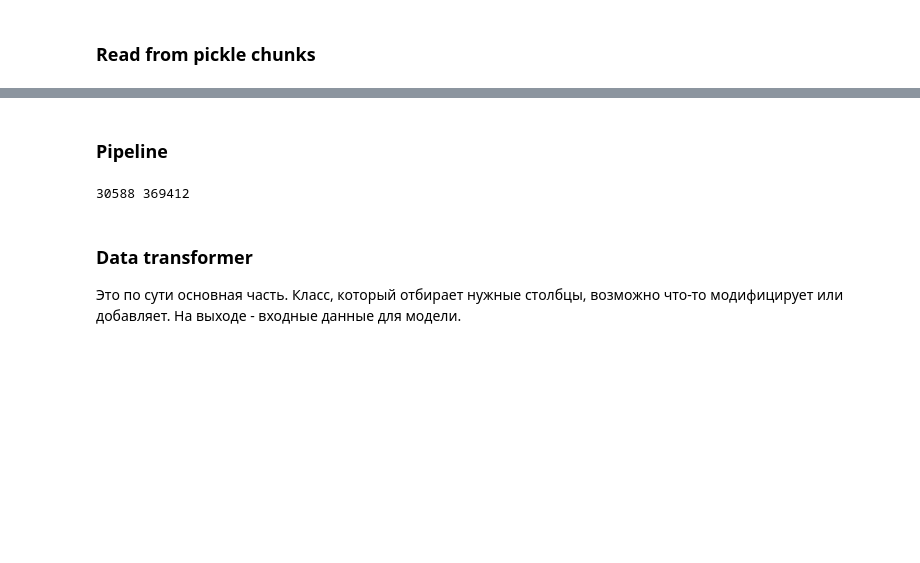
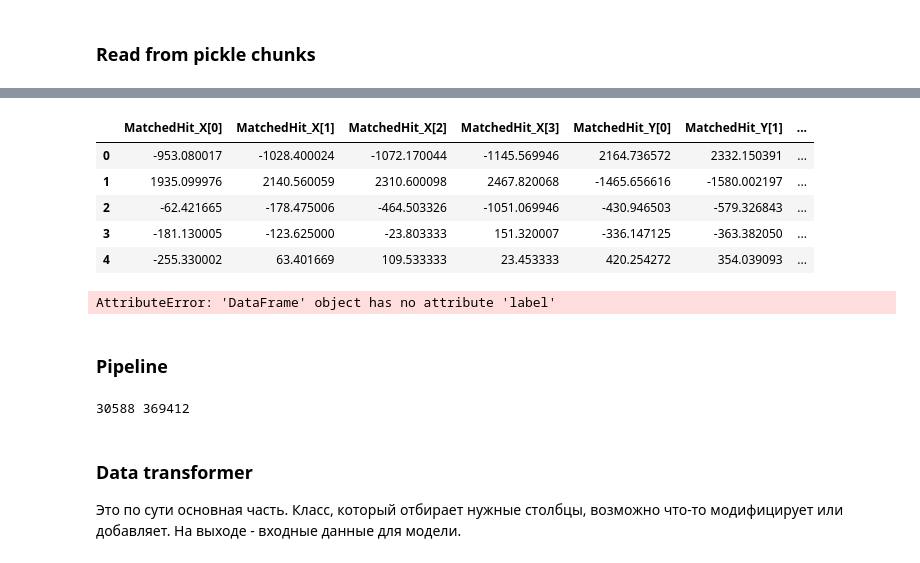
Before and after one commit to almaslov/idao2019, a Jupyter notebook: 07_io_conversions.ipynb, the cells around one changed output, grey strips where cells are left out. Drawn from its saved outputs; the diff is of its cells as text; code cells hidden in the pictures; blank space fills up the shorter version.

Commit message:
finished io_converters

```diff
--- a/07_io_conversions.ipynb
+++ b/07_io_conversions.ipynb
@@ -286,7 +196,7 @@ class DataTank:
         self._buffer.append(frame)
         flushed = 0
         while self._is_full():
-            flushed += self.flush(self)
+            flushed += self.flush()
         return flushed
 
     def flush(self):
@@ -382,7 +292,7 @@ class PickleDataReader:
     def _read_chunk(self, chunk_index, cols):
         chunk_parts = []
         for group_key, col_group in self._helper.get_col_groups():
-            cols_ = list(set(col_group) & set(cols))
+            cols_ = self._intersect_cols(cols, set(col_group))
             if not cols_:
                 continue
 
@@ -393,7 +303,11 @@ class PickleDataReader:
             chunk_part = pd.read_pickle(filename).loc[:, cols_]
             chunk_parts.append(chunk_part)
 
-        return pd.concat(chunk_parts, axis=0)
+        return pd.concat(chunk_parts, axis=1, sort=False)
+
+    @staticmethod
+    def _intersect_cols(cols, col_subset):
+        return [col for col in cols if col in col_subset]
 # %%
 class DatasetConverter:
     def __init__(self):
@@ -428,7 +344,7 @@ class DatasetReader:
     @staticmethod
     def read_dataset(data_set_meta: DatasetMetaData, cols, nrows=None, prop_0=.5):
         nrows = nrows if nrows is not None else 100000000
-        filename_pattern = data_set_meta.filename_pattern
+        filename_pattern = data_set_meta.chunk_filenames_pattern
         if data_set_meta.is_test:
             readers = [PickleDataReader(TestDatasetHelper(filename_pattern))]
             proportions = [nrows]
@@ -437,7 +353,9 @@ class DatasetReader:
             nrows0 = int(nrows * prop_0)
             proportions = [nrows0, nrows - nrows0]
 
-    def _read_dataset(readers, cols, proportions):
+        return DatasetReader()._read_dataset(readers, cols, proportions)
+
+    def _read_dataset(self, readers, cols, proportions):
         data_parts = []
         delta = 0
         for reader, nrows in zip(readers, proportions):
@@ -445,5 +363,23 @@ class DatasetReader:
             data_parts.append(data_part)
             delta = nrows - len(data_part.index)
 
-        data = pd.concat(data_parts, axis=1, ignore_index=True)
+        data = pd.concat(data_parts, axis=0, ignore_index=True)
         return data
+
+def convert_train():
+    DatasetConverter.convert(meta_train)
+
+def convert_pub_test():
+    DatasetConverter.convert(meta_pub_test)
+
+def convert_pvt_test():
+    DatasetConverter.convert(meta_pvt_test)
+
+def read_train(cols, rows):
+    return DatasetReader.read_dataset(meta_train, cols + train_cols, rows)
+
+def read_pub_test(cols, rows):
+    return DatasetReader.read_dataset(meta_pub_test, cols, rows)
+
+def read_pvt_test(cols, rows):
+    return DatasetReader.read_dataset(meta_pvt_test, cols, rows)
@@ -680,0 +401,4 @@ Wall time: 13.7 s
+# %%
+%%time
+train = read_train(xyz_cols + exy_cols + train_cols, 2000000)
+display(train.shape)
@@ -681,3 +408,16 @@ Wall time: 13.7 s
+# %%
+train.head()
+# %% [output]
+|  | MatchedHit_X[0] | MatchedHit_X[1] | MatchedHit_X[2] | MatchedHit_X[3] | MatchedHit_Y[0] | MatchedHit_Y[1] | ... |
+| 0 | -953.080017 | -1028.400024 | -1072.170044 | -1145.569946 | 2164.736572 | 2332.150391 | ... |
+| 1 | 1935.099976 | 2140.560059 | 2310.600098 | 2467.820068 | -1465.656616 | -1580.002197 | ... |
+| 2 | -62.421665 | -178.475006 | -464.503326 | -1051.069946 | -430.946503 | -579.326843 | ... |
+| 3 | -181.130005 | -123.625000 | -23.803333 | 151.320007 | -336.147125 | -363.382050 | ... |
+| 4 | -255.330002 | 63.401669 | 109.533333 | 23.453333 | 420.254272 | 354.039093 | ... |
+# %%
+train.loc[train.label == 0, :].shape
+# %% [output]
+AttributeError: 'DataFrame' object has no attribute 'label'
 # %% [markdown]
 ### Pipeline
 # %%
```
Also changed, not shown: parts of 10 cells of this notebook.
